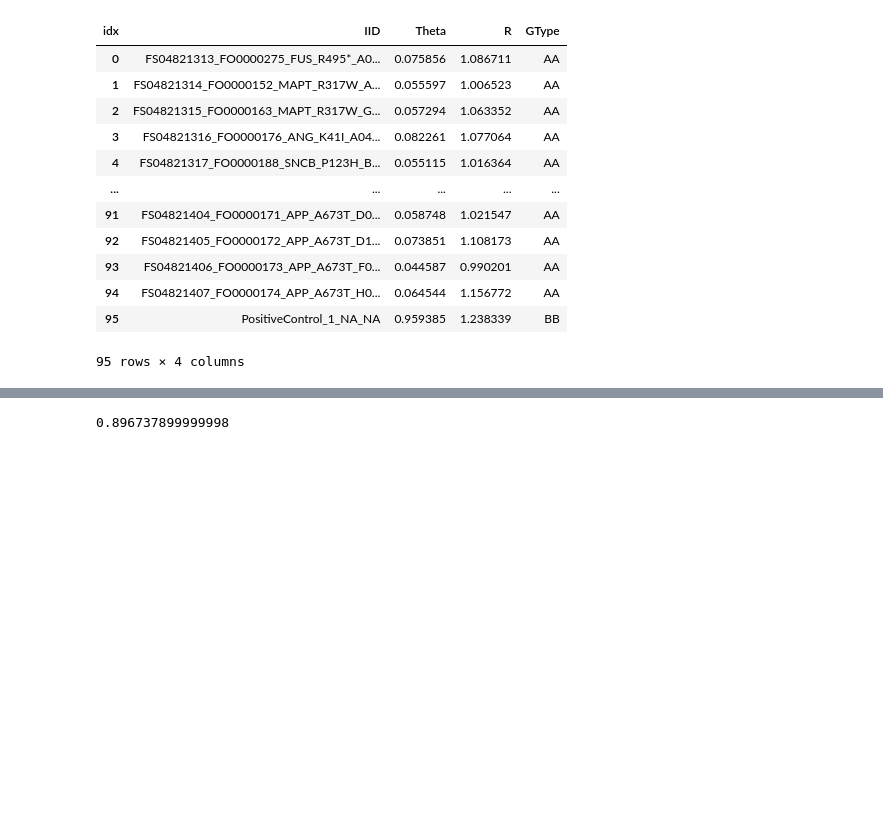
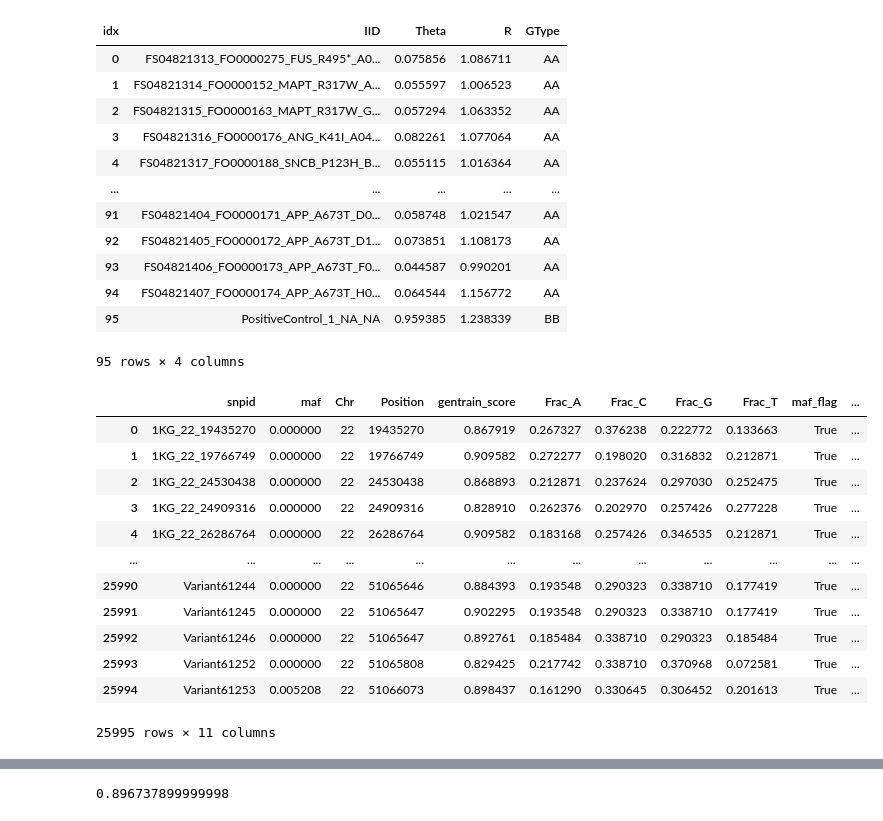
Before and after one commit to dvitale199/ClusterBuster, a Jupyter notebook: ClusterBuster_testing.ipynb, the cells around one changed output, grey strips where cells are left out. Drawn from its saved outputs; the diff is of its cells as text; code cells hidden in the pictures; blank space fills up the shorter version.

```diff
--- a/ClusterBuster_testing.ipynb
+++ b/ClusterBuster_testing.ipynb
@@ -255,6 +267,23 @@ snp_for_gmm_df.loc[~snp_for_gmm_df.Theta.isna() & ~snp_for_gmm_df.R.isna() & ~sn
 | 94 | FS04821407_FO0000174_APP_A673T_H0... | 0.064544 | 1.156772 | AA |
 | 95 | PositiveControl_1_NA_NA | 0.959385 | 1.238339 | BB |
 95 rows × 4 columns
+# %%
+cb_df
+snps_df
+# %% [output]
+|  | snpid | maf | Chr | Position | gentrain_score | Frac_A | Frac_C | Frac_G | Frac_T | maf_flag | ... |
+| 0 | 1KG_22_19435270 | 0.000000 | 22 | 19435270 | 0.867919 | 0.267327 | 0.376238 | 0.222772 | 0.133663 | True | ... |
+| 1 | 1KG_22_19766749 | 0.000000 | 22 | 19766749 | 0.909582 | 0.272277 | 0.198020 | 0.316832 | 0.212871 | True | ... |
+| 2 | 1KG_22_24530438 | 0.000000 | 22 | 24530438 | 0.868893 | 0.212871 | 0.237624 | 0.297030 | 0.252475 | True | ... |
+| 3 | 1KG_22_24909316 | 0.000000 | 22 | 24909316 | 0.828910 | 0.262376 | 0.202970 | 0.257426 | 0.277228 | True | ... |
+| 4 | 1KG_22_26286764 | 0.000000 | 22 | 26286764 | 0.909582 | 0.183168 | 0.257426 | 0.346535 | 0.212871 | True | ... |
+| ... | ... | ... | ... | ... | ... | ... | ... | ... | ... | ... | ... |
+| 25990 | Variant61244 | 0.000000 | 22 | 51065646 | 0.884393 | 0.193548 | 0.290323 | 0.338710 | 0.177419 | True | ... |
+| 25991 | Variant61245 | 0.000000 | 22 | 51065647 | 0.902295 | 0.193548 | 0.290323 | 0.338710 | 0.177419 | True | ... |
+| 25992 | Variant61246 | 0.000000 | 22 | 51065647 | 0.892761 | 0.185484 | 0.338710 | 0.290323 | 0.185484 | True | ... |
+| 25993 | Variant61252 | 0.000000 | 22 | 51065808 | 0.829425 | 0.217742 | 0.338710 | 0.370968 | 0.072581 | True | ... |
+| 25994 | Variant61253 | 0.005208 | 22 | 51066073 | 0.898437 | 0.161290 | 0.330645 | 0.306452 | 0.201613 | True | ... |
+25995 rows × 11 columns
 # %%
 gmm_plot_df = gmm_out['X']
 gmm_plot_df.loc[:,'GType'] = gmm_out['y_pred']
```
Also changed, not shown: parts of 11 cells of this notebook, 2 other files.
